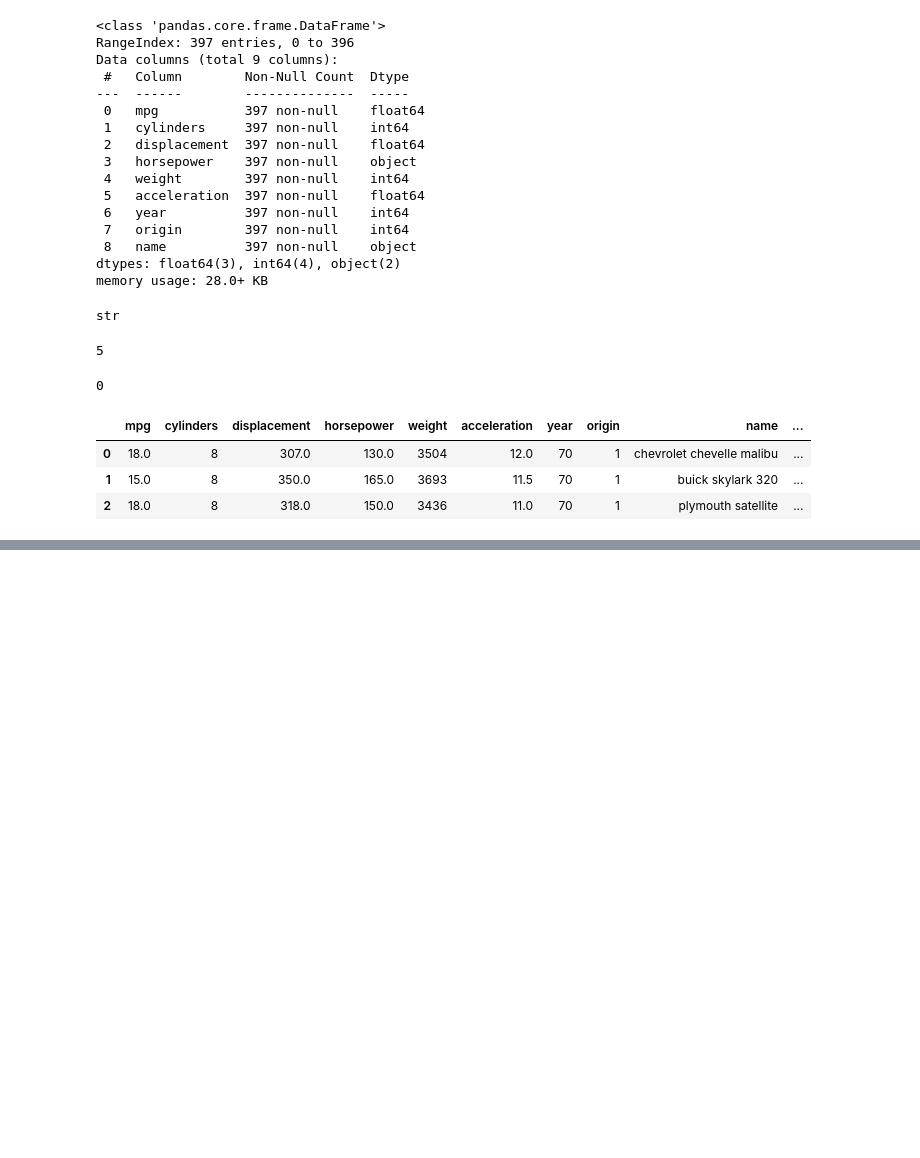
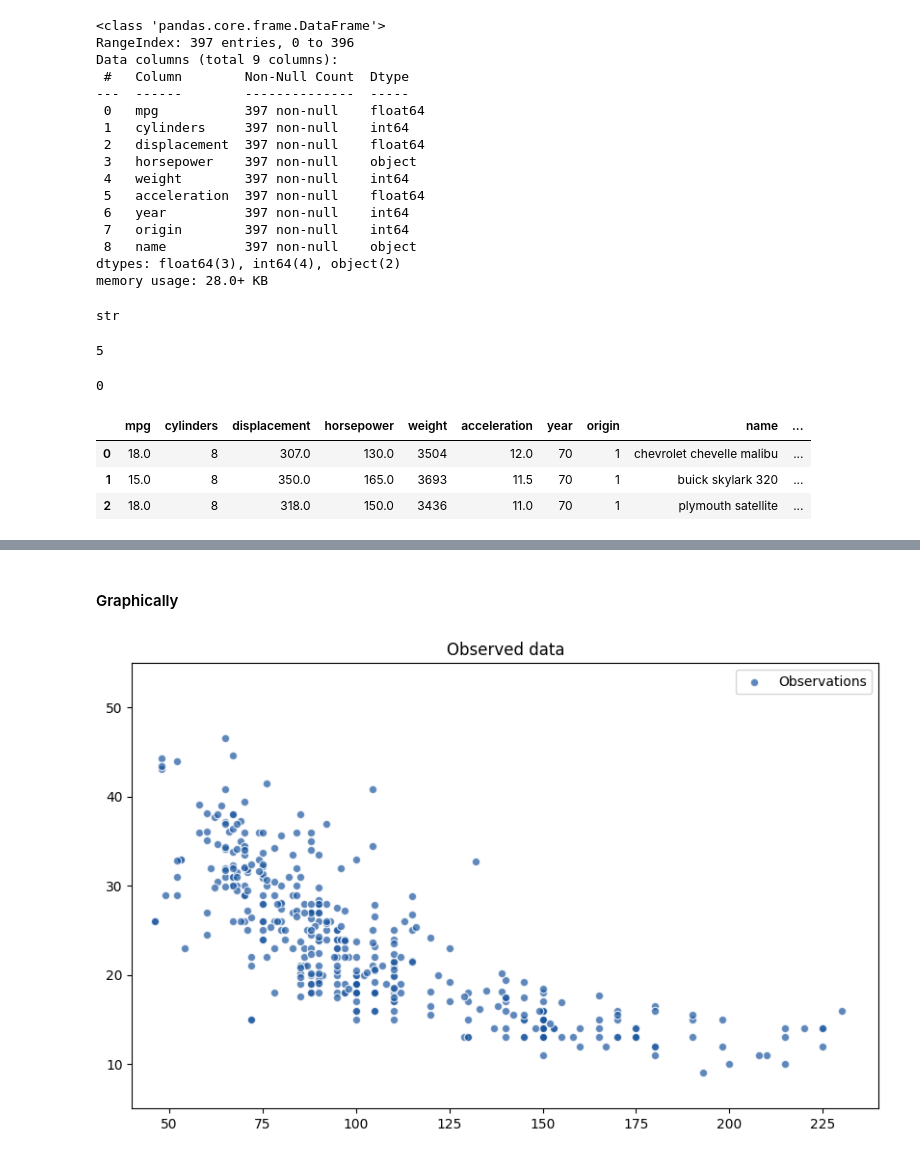
Before and after one commit to vincenzorrei/EDU-LinearRegression, a Jupyter notebook: auto.ipynb, the cells around one changed output, grey strips where cells are left out. Cells and saved outputs as stored; diff of their text form; code cells hidden in the pictures; blank space fills up the shorter version.

```diff
--- a/auto.ipynb
+++ b/auto.ipynb
@@ -87,0 +246,2 @@ est.summary().tables[1]
+# %% [markdown]
+#### Graphically
@@ -88,2 +254,12 @@ est.summary().tables[1]
+# %%
+plt.figure(figsize=(10,6))
+plt.scatter(auto.horsepower, auto.mpg, facecolors=color_blue, edgecolors='white', alpha=.7, label='Observations')
+plt.title('Observed data')
+plt.legend()
+plt.ylim(5,55)
+plt.xlim(40,240)
+plt.show()
+# %% [output]
+[figure, added]
 # %%
 # With Seaborn's regplot() you can easily plot higher order polynomials.
```
Also changed, not shown: parts of 18 cells of this notebook.
